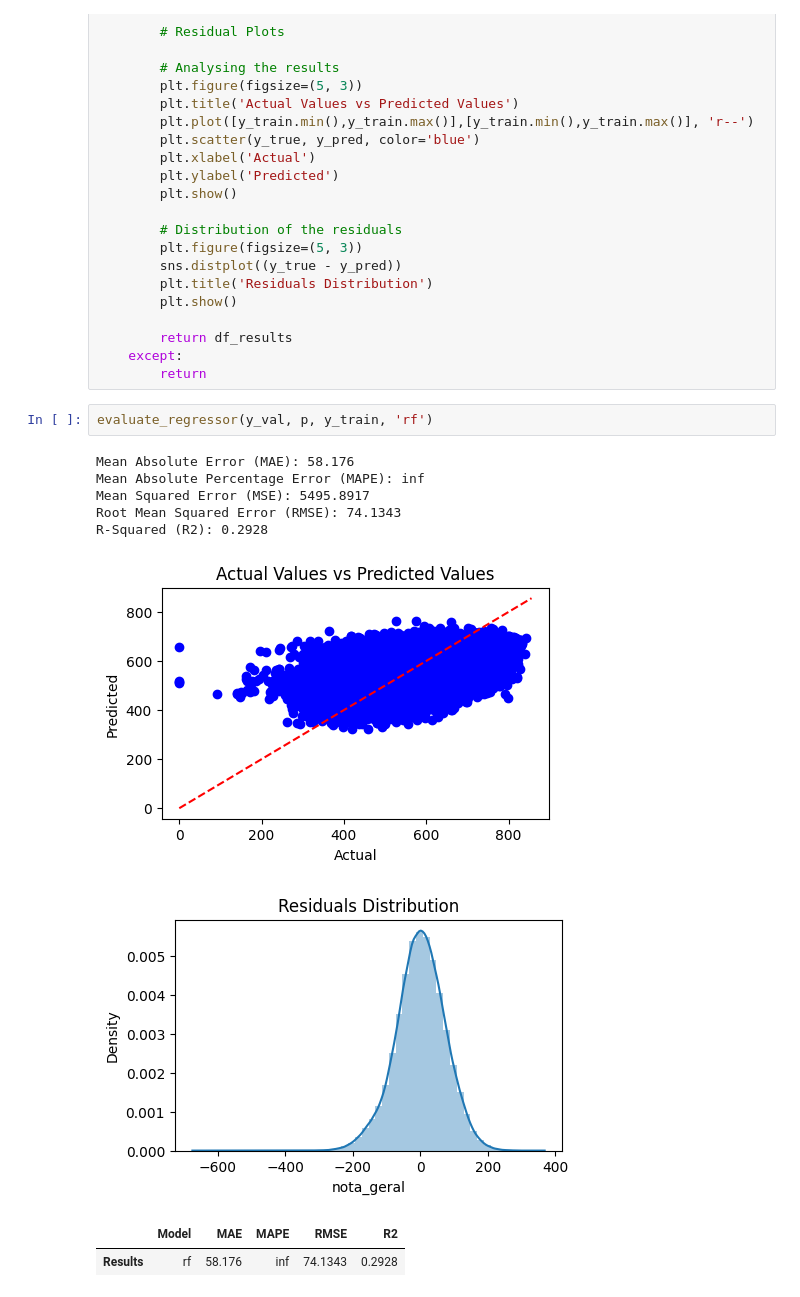
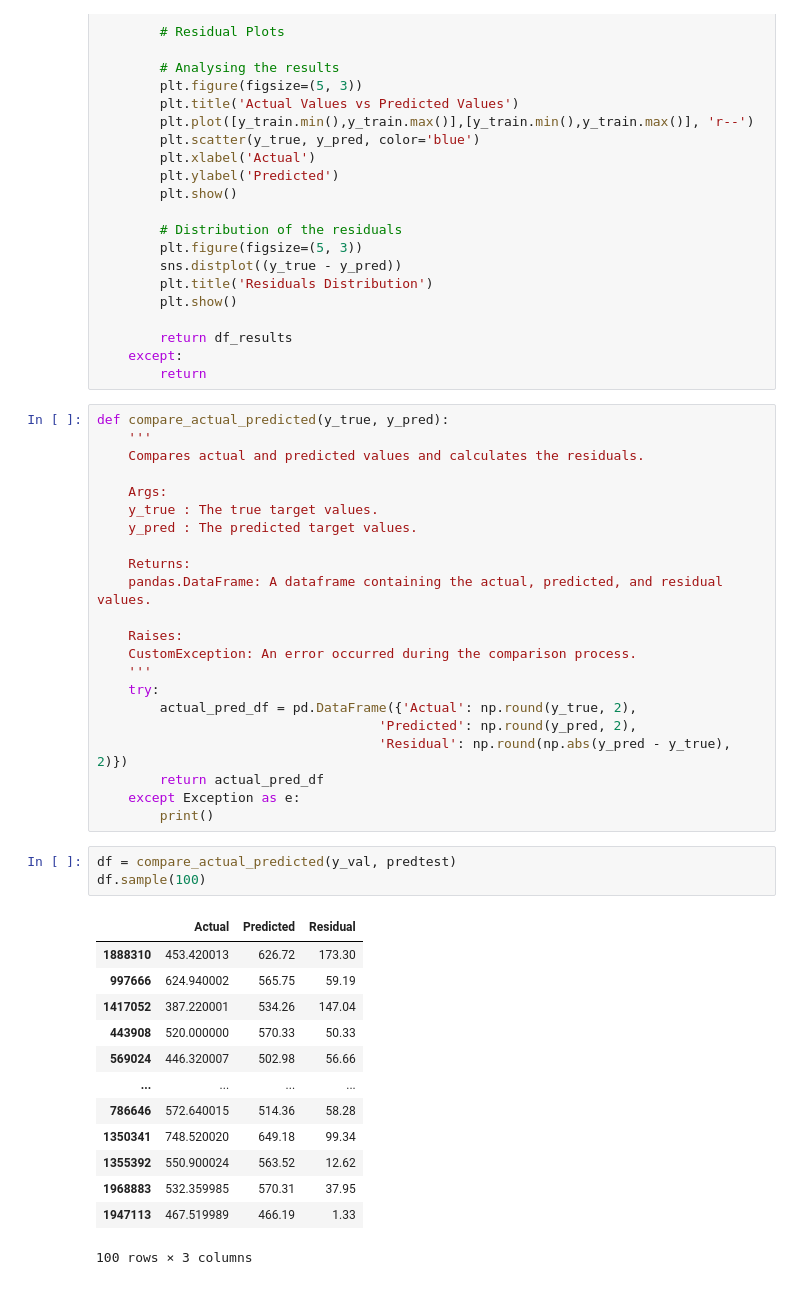
Before and after one commit to allmeidaapedro/Enem-Analysis, a Jupyter notebook: 3_modelling_desempenho.ipynb, the cells around one changed output. Drawn from its saved outputs; the diff is of its cells as text.

```diff
--- a/3_modelling_desempenho.ipynb
+++ b/3_modelling_desempenho.ipynb
@@ -462,15 +468,42 @@ def evaluate_regressor(y_true, y_pred, y_train, model_name):
         return df_results
     except:
         return
-# %%
-evaluate_regressor(y_val, p, y_train, 'rf')
-# %% [output]
-Mean Absolute Error (MAE): 58.176
-Mean Absolute Percentage Error (MAPE): inf
-Mean Squared Error (MSE): 5495.8917
-Root Mean Squared Error (RMSE): 74.1343
-R-Squared (R2): 0.2928
-[figure, removed]
-[figure, removed]
-|  | Model | MAE | MAPE | RMSE | R2 |
-| Results | rf | 58.176 | inf | 74.1343 | 0.2928 |
+# %%
+def compare_actual_predicted(y_true, y_pred):
+    '''
+    Compares actual and predicted values and calculates the residuals.
+
+    Args:
+    y_true : The true target values.
+    y_pred : The predicted target values.
+
+    Returns:
+    pandas.DataFrame: A dataframe containing the actual, predicted, and residual values.
+
+    Raises:
+    CustomException: An error occurred during the comparison process.
+    '''
+    try:
+        actual_pred_df = pd.DataFrame({'Actual': np.round(y_true, 2),
+                                    'Predicted': np.round(y_pred, 2),
+                                    'Residual': np.round(np.abs(y_pred - y_true), 2)})
+        return actual_pred_df
+    except Exception as e:
+        print()
+# %%
+df = compare_actual_predicted(y_val, predtest)
+df.sample(100)
+# %% [output]
+|  | Actual | Predicted | Residual |
+| 1888310 | 453.420013 | 626.72 | 173.30 |
+| 997666 | 624.940002 | 565.75 | 59.19 |
+| 1417052 | 387.220001 | 534.26 | 147.04 |
+| 443908 | 520.000000 | 570.33 | 50.33 |
+| 569024 | 446.320007 | 502.98 | 56.66 |
+| ... | ... | ... | ... |
+| 786646 | 572.640015 | 514.36 | 58.28 |
+| 1350341 | 748.520020 | 649.18 | 99.34 |
+| 1355392 | 550.900024 | 563.52 | 12.62 |
+| 1968883 | 532.359985 | 570.31 | 37.95 |
+| 1947113 | 467.519989 | 466.19 | 1.33 |
+100 rows × 3 columns
```
Also changed, not shown: parts of 10 cells of this notebook.
